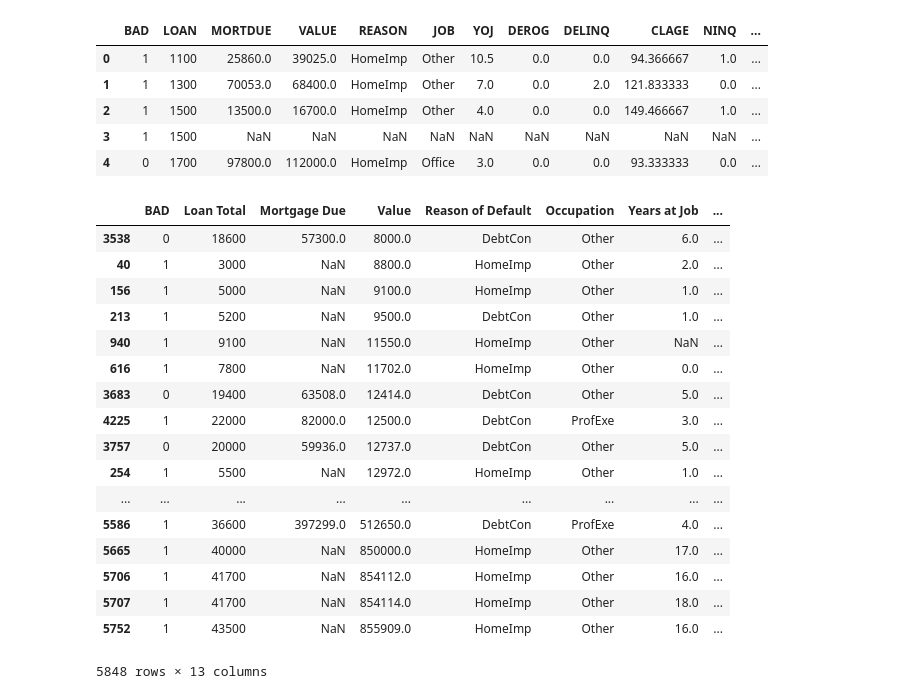
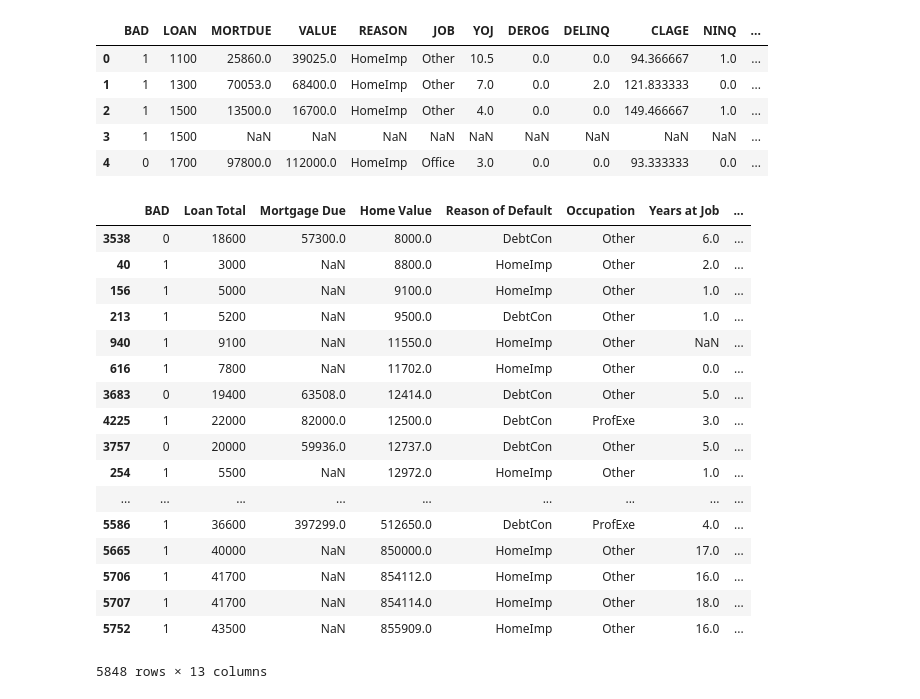
Before and after one commit to cdimmock/Py-Eating-Pandas, a Jupyter notebook: Default_Data.ipynb, the cells around one changed output. Saved outputs shown, nothing was run; the diff lists cells and outputs as text; code cells hidden in the pictures.

```diff
--- a/Default_Data.ipynb
+++ b/Default_Data.ipynb
@@ -15,17 +15,17 @@ install_file.head()
 | 4 | 0 | 1700 | 97800.0 | 112000.0 | HomeImp | Office | 3.0 | 0.0 | 0.0 | 93.333333 | 0.0 | ... |
 # %%
 install_file_sort = install_file.sort_values("VALUE",ascending = True)
-install_file_sort = install_file_sort.rename(columns = {"LOAN": "Loan Total","MORTDUE":"Mortgage Due","VALUE": "Value",
+install_file_sort = install_file_sort.rename(columns = {"LOAN": "Loan Total","MORTDUE":"Mortgage Due","VALUE": "Home Value",
                                                         "REASON":"Reason of Default","JOB":"Occupation",
                                                        "YOJ":"Years at Job","DEROG":"Major derogatory",
                                                        "DELINQ":"Delinquent credit lines",
                                                        "CLAGE":"Age Of Oldest Credit Line in Months",
                                                        "NINQ":"Number Of Recent Credit Inquiries", "CLNO":"Number of Credit Lines"
                                                        ,"DEBTINC":"Debt-to-Income Ratio"})
-install_file_clean = install_file_sort.dropna(subset = ["Value"])
+install_file_clean = install_file_sort.dropna(subset = ["Home Value"])
 install_file_clean
 # %% [output]
-|  | BAD | Loan Total | Mortgage Due | Value | Reason of Default | Occupation | Years at Job | ... |
+|  | BAD | Loan Total | Mortgage Due | Home Value | Reason of Default | Occupation | Years at Job | ... |
 | 3538 | 0 | 18600 | 57300.0 | 8000.0 | DebtCon | Other | 6.0 | ... |
 | 40 | 1 | 3000 | NaN | 8800.0 | HomeImp | Other | 2.0 | ... |
 | 156 | 1 | 5000 | NaN | 9100.0 | HomeImp | Other | 1.0 | ... |
```
Also changed, not shown: parts of 3 cells of this notebook, 9 other files.
